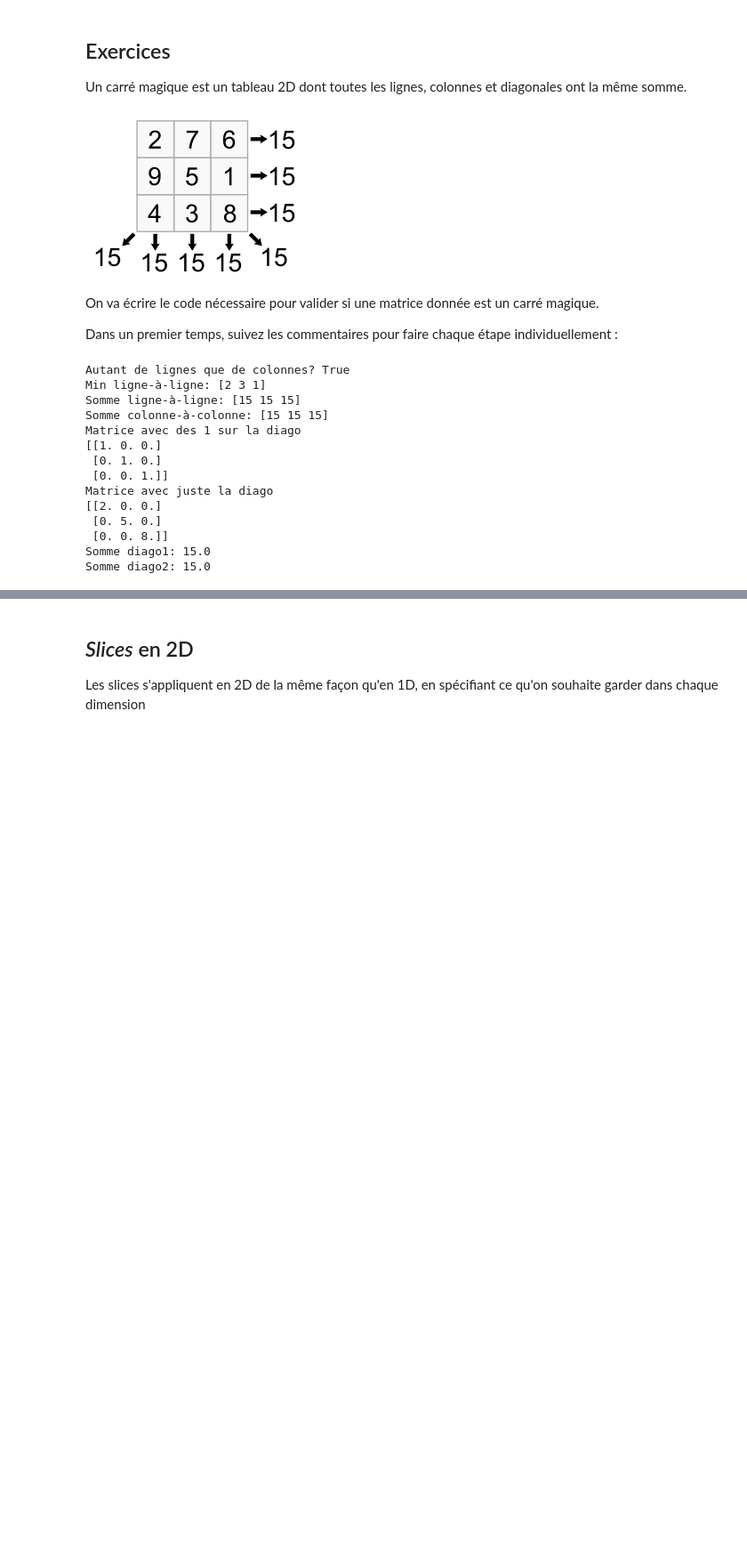
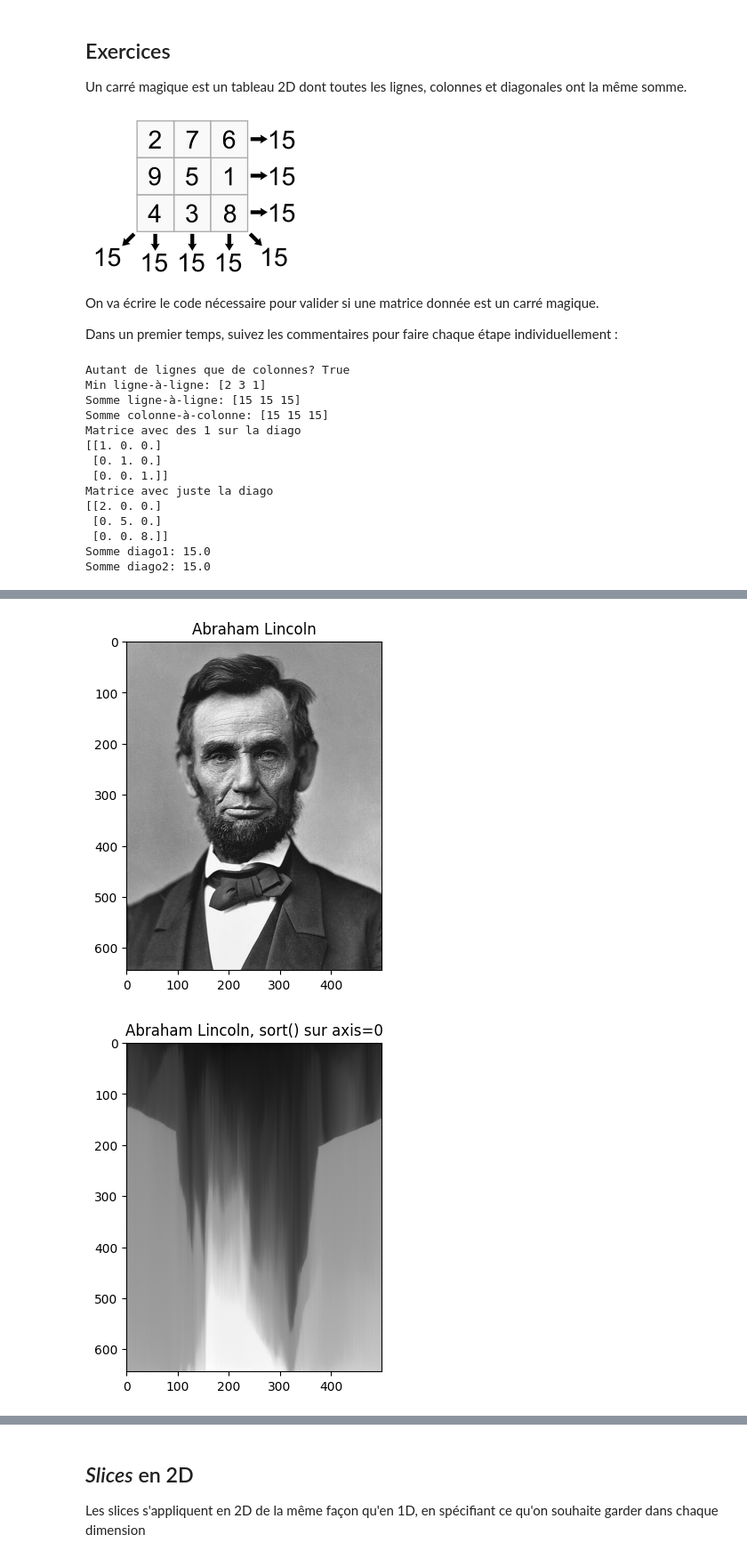
Before and after one commit to 316k/notebooks-cf1, a Jupyter notebook: solutions/02_Numpy.ipynb, the cells around one changed output, grey strips where cells are left out. Shown at 89% size. Cells and saved outputs as stored; diff of their text form; code cells hidden in the pictures; blank space fills up the shorter version.

```diff
--- a/solutions/02_Numpy.ipynb
+++ b/solutions/02_Numpy.ipynb
@@ -1236,0 +1262,16 @@ Somme diago2: 15.0
+# %%
+#@title Exercice 12.2
+image_lincoln = charger_image("https://raw.githubusercontent.com/316k/misc-data/refs/heads/main/images/lincoln.jpg")
+
+imshow(image_lincoln, "Abraham Lincoln")
+
+#########
+
+### Triez l'image en spécifiant axis=0
+imshow(np.sort(image_lincoln, axis=0), "Abraham Lincoln, sort() sur axis=0")
+
+### Triez l'image en spécifiant axis=1
+imshow(np.sort(image_lincoln, axis=1), "Abraham Lincoln, sort() sur axis=1")
+# %% [output]
+[figure, added]
+[figure, added]
```
Also changed, not shown: parts of 8 cells of this notebook, 1 other file.
